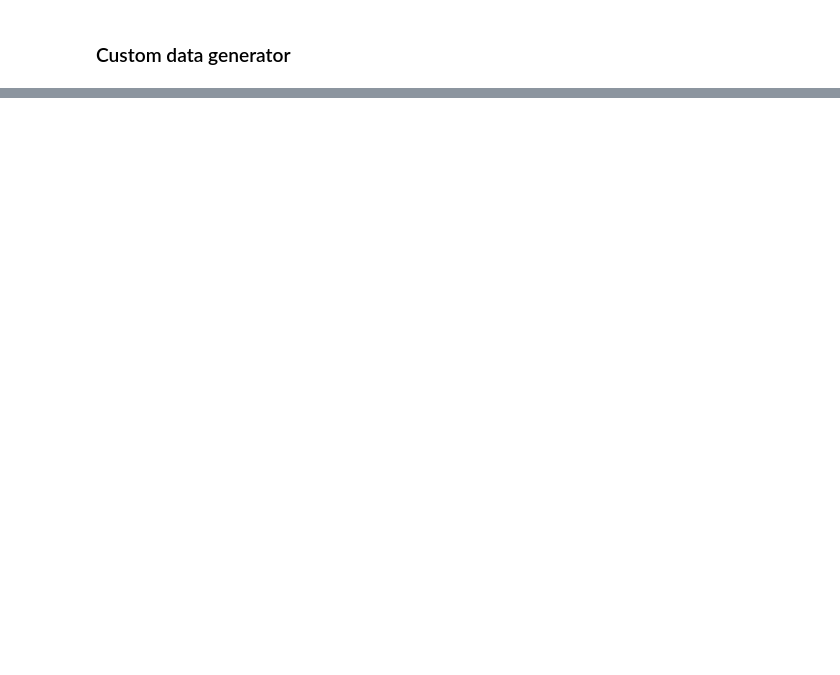
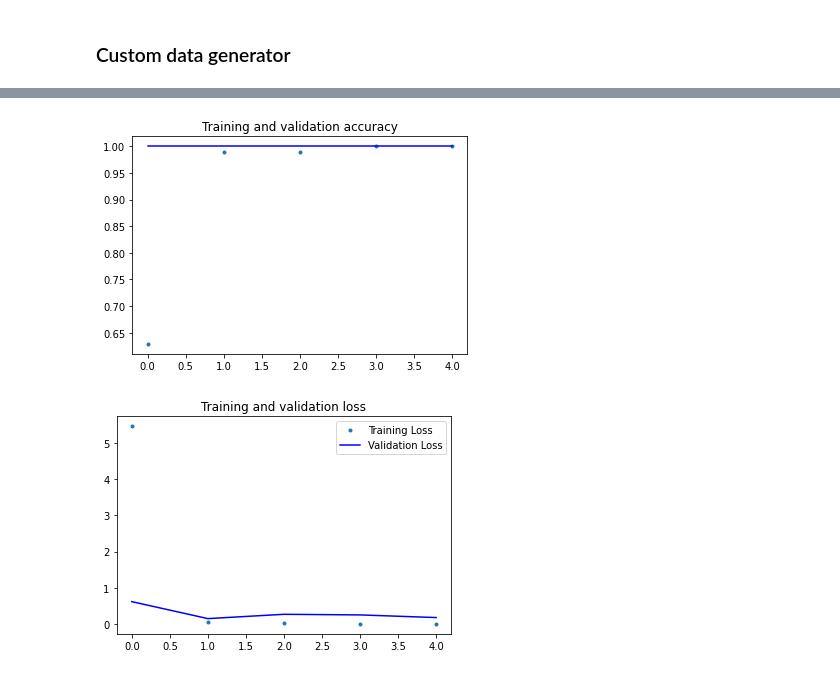
Before and after one commit to tharhtetsan/real-time-video-based-action-recognition, a Jupyter notebook: model_train_v1.ipynb, the cells around one changed output, grey strips where cells are left out. Drawn from its saved outputs; the diff is of its cells as text; code cells hidden in the pictures; blank space fills up the shorter version.

```diff
--- a/model_train_v1.ipynb
+++ b/model_train_v1.ipynb
@@ -202,0 +251,6 @@ X_train
+# %%
+base_model = ResNet50(
+    include_top=False,
+    input_shape=input_shape,
+    weights=None)
+base_model.summary()
@@ -202,0 +306,9 @@ X_train
+# %%
+from tensorflow.keras.optimizers import Adam
+model.compile(loss='categorical_crossentropy',
+              optimizer=Adam(learning_rate=0.0001),
+              metrics=['accuracy'])
+# %%
+
+log_dir = "logs/fit/" + datetime.datetime.now().strftime("%Y%m%d-%H%M%S")
+tensorboard_callback = tf.keras.callbacks.TensorBoard(log_dir=log_dir, histogram_freq=1)
@@ -202,0 +339,8 @@ X_train
+# %%
+history = model.fit_generator(
+      train_gen,
+      validation_data=test_gen,
+      steps_per_epoch=32,
+      epochs=EPOCHS,
+      callbacks=[tensorboard_callback],
+      verbose=1)
@@ -202,0 +358,23 @@ X_train
+# %%
+acc = history.history['accuracy']
+val_acc = history.history['val_accuracy']
+loss = history.history['loss']
+val_loss = history.history['val_loss']
+
+epochs = range(len(acc))
+
+plt.plot(epochs, acc, '.', label='Training accuracy')
+plt.plot(epochs, val_acc, 'b', label='Validation accuracy')
+plt.title('Training and validation accuracy')
+
+plt.figure()
+
+plt.plot(epochs, loss, '.', label='Training Loss')
+plt.plot(epochs, val_loss, 'b', label='Validation Loss')
+plt.title('Training and validation loss')
+plt.legend()
+
+plt.show()
+# %% [output]
+[figure, added]
+[figure, added]
```
Also changed, not shown: parts of 30 cells of this notebook, 12 other files.
